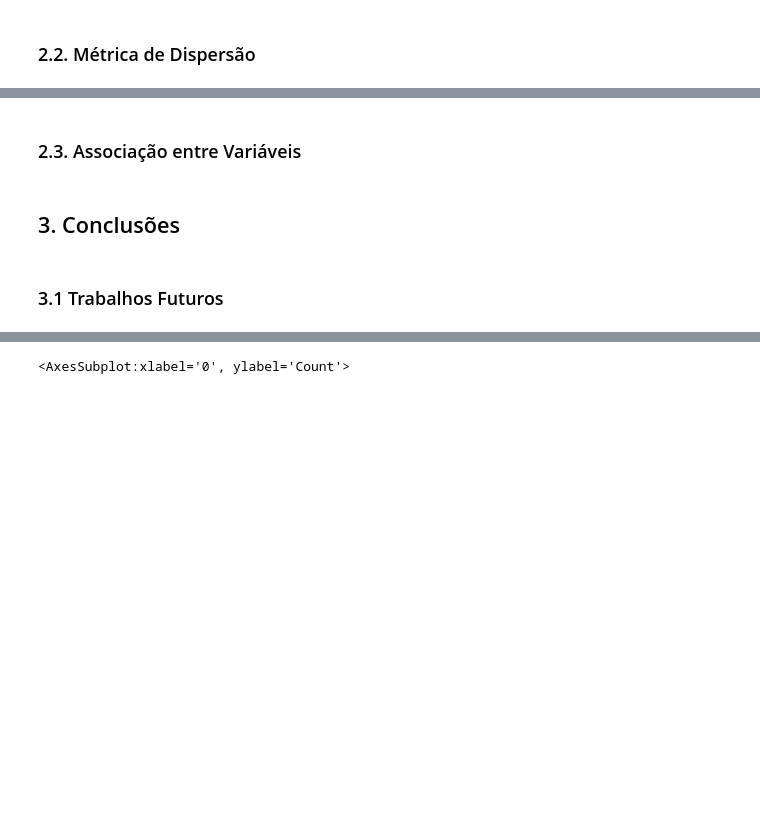
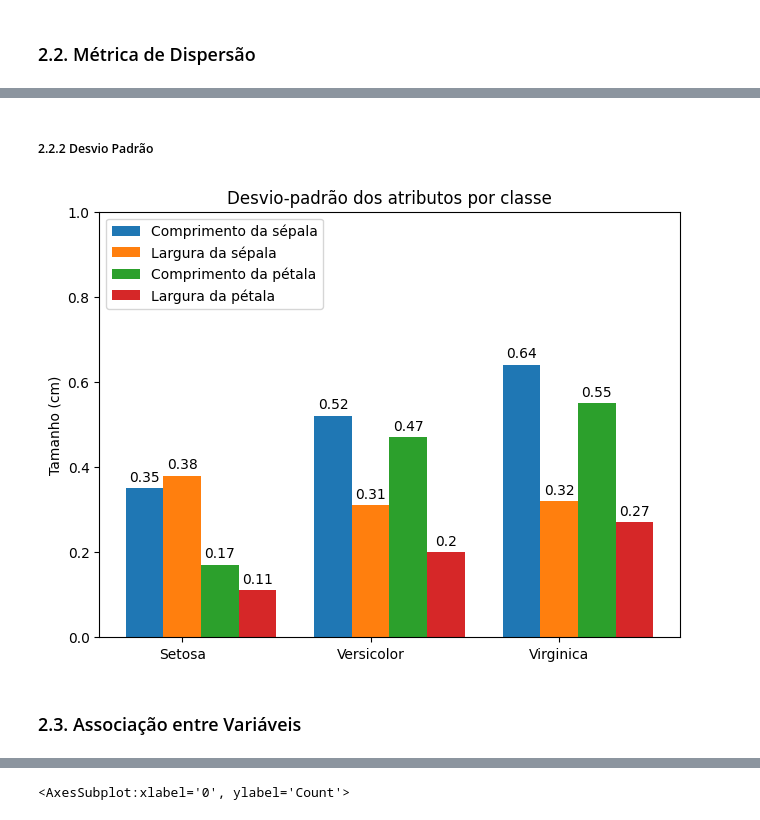
Before and after one commit to laviniacaldas/eda_iris, a Jupyter notebook: Analise_Exploratoria.ipynb, the cells around one changed output, grey strips where cells are left out. Drawn from its saved outputs; the diff is of its cells as text; code cells hidden in the pictures; blank space fills up the shorter version.

```diff
--- a/Analise_Exploratoria.ipynb
+++ b/Analise_Exploratoria.ipynb
@@ -177,6 +210,35 @@ plt.show()
+# %% [markdown]
+##### 2.2.2 Desvio Padrão
+# %%
+classes = ("Setosa", "Versicolor", "Virginica")
+desvios_padrao = {
+    'Comprimento da sépala': (setosa.std()[0].round(2), versicolor.std()[0].round(2), virginica.std()[0].round(2)),
+    'Largura da sépala': (setosa.std()[1].round(2), versicolor.std()[1].round(2), virginica.std()[1].round(2)),
+    'Comprimento da pétala': (setosa.std()[2].round(2), versicolor.std()[2].round(2), virginica.std()[2].round(2)),
+    'Largura da pétala': (setosa.std()[3].round(2), versicolor.std()[3].round(2), virginica.std()[3].round(2))
+}
+
+posicoes = np.arange(len(classes))
+largura = 0.2
+mulplicador = 0
+
+fig, ax = plt.subplots(layout='constrained')
+
+for atributo, medida in desvios_padrao.items():
+    distancia = largura * mulplicador
+    rects = ax.bar(posicoes + distancia, medida, largura, label=atributo)
+    ax.bar_label(rects, padding=3)
+    mulplicador += 1
+
+ax.set_ylabel('Tamanho (cm)')
+ax.set_title('Desvio-padrão dos atributos por classe')
+ax.set_xticks(posicoes + largura, classes)
+ax.legend(["Comprimento da sépala","Largura da sépala","Comprimento da pétala","Largura da pétala"], loc= 'upper left')
+ax.set_ylim(0, 1)
+
+
+plt.show()
+# %% [output]
+[figure, added]
 # %% [markdown]
 ### 2.3. Associação entre Variáveis
-# %% [markdown]
-## 3. Conclusões
-# %% [markdown]
-### 3.1 Trabalhos Futuros
```
Also changed, not shown: parts of 7 cells of this notebook.
